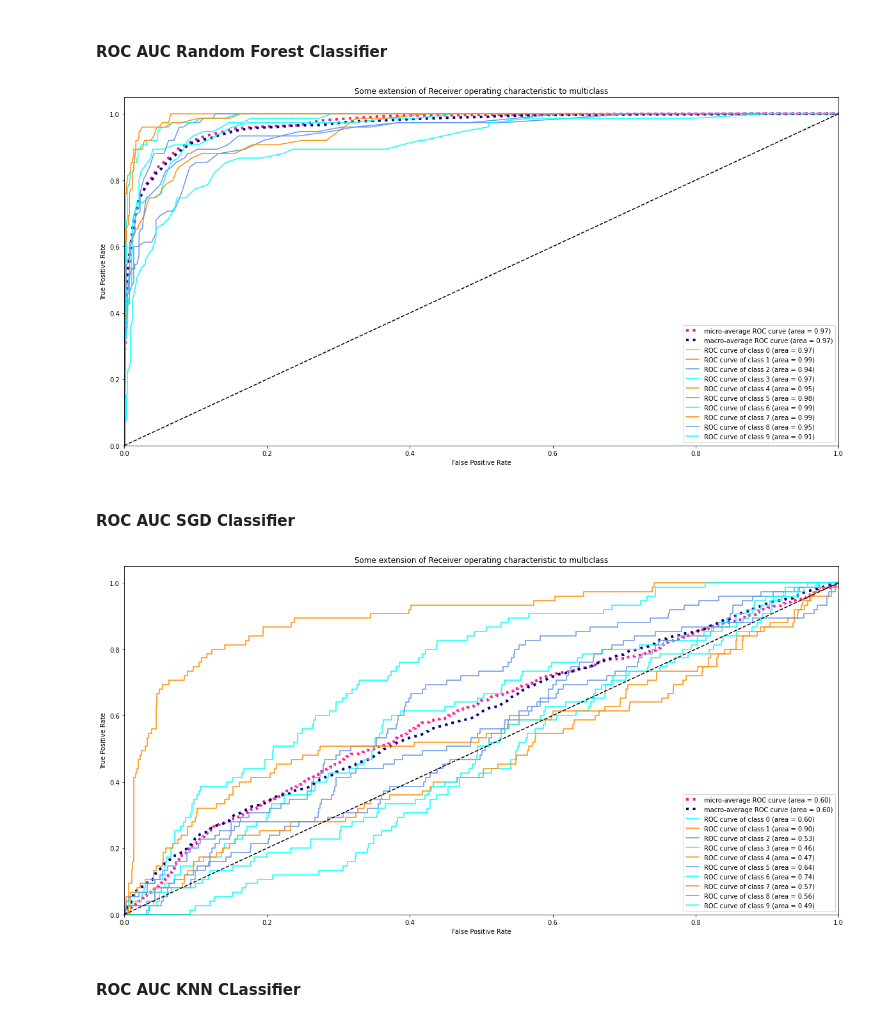
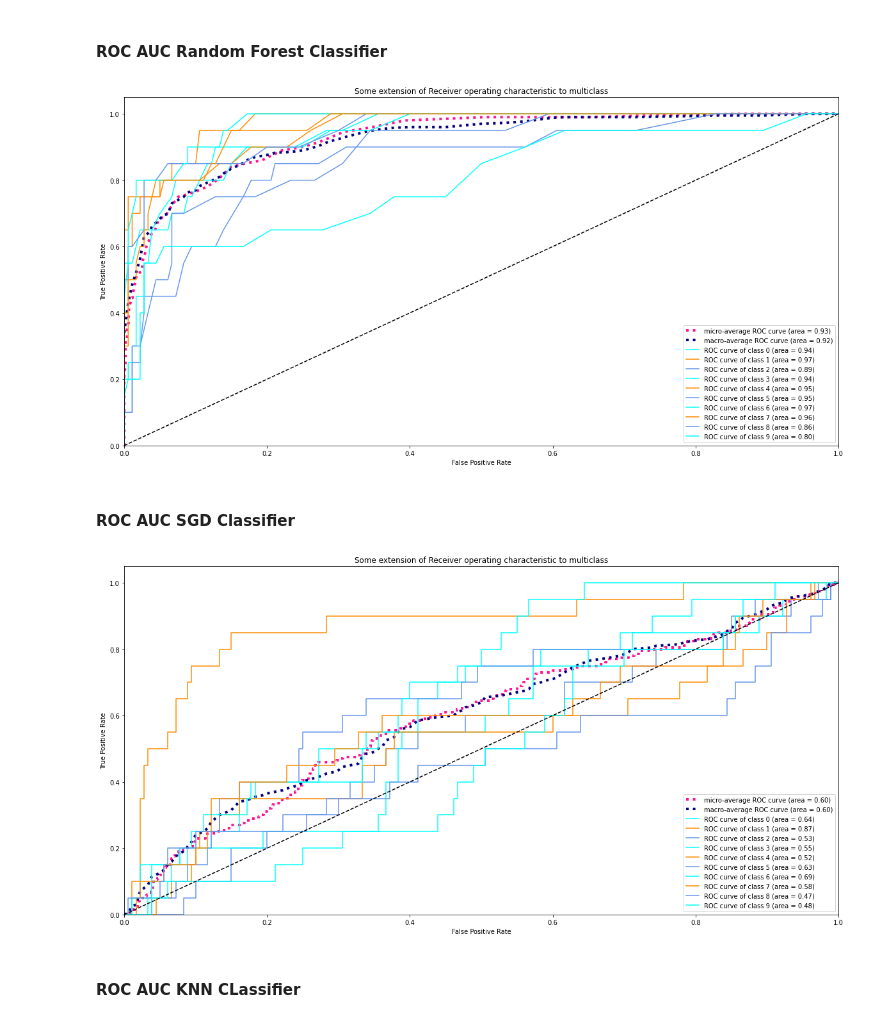
Before and after one commit to ppaszko/um_project, a Jupyter notebook: um_draft.ipynb, the cells around one changed output. Drawn from its saved outputs; the diff is of its cells as text; code cells hidden in the pictures.

Commit message:
changet train to test, fixed train test splits, fixed classification report

```diff
--- a/um_draft.ipynb
+++ b/um_draft.ipynb
@@ -75,6 +76,13 @@ Name: label, Length: 1000, dtype: object
 # %% [markdown]
 ### Split dataset
 # %%
-X_train, X_test, y_train, y_test = train_test_split(X, y, stratify = y, random_state = 56)
+X_train, X_test, y_train, y_test = train_test_split(X, y, stratify = y, test_size=0.2,random_state = 56)
 y_train_roc = label_binarize(y_train, classes=list(y.drop_duplicates().values))
+y_test_roc = label_binarize(y_test, classes=list(y.drop_duplicates().values))
 cv = StratifiedKFold(n_splits=10, shuffle = True, random_state = 76)
+
+from sklearn import preprocessing
+le = preprocessing.LabelEncoder()
+le.fit(y_test)
+le_name_mapping = dict(zip(le.classes_, le.transform(le.classes_)))
+print(le_name_mapping)
@@ -90,8 +100,8 @@ y_pred_prob_logreg = cross_val_predict(clf_logreg, X_train, y_train, cv = cv, me
 # %%
 clf_SGD = SGDClassifier()
 clf_SGD.fit(X_train, y_train)
-y_pred_class_SGD = cross_val_predict(clf_SGD, X_train, y_train, cv = cv)
-y_pred_prob_SGD = cross_val_predict(clf_SGD, X_train, y_train, cv = cv, method="decision_function")
+y_pred_class_SGD = cross_val_predict(clf_SGD, X_test, y_test, cv = cv)
+y_pred_prob_SGD = cross_val_predict(clf_SGD, X_test, y_test, cv = cv, method="decision_function")
 # %% [markdown]
 ### Random Forest Classifier
 # %%
@@ -409,19 +406,19 @@ roc_plot(fpr_logreg, tpr_logreg, roc_auc_logreg)
 # %% [markdown]
 #### ROC AUC Random Forest Classifier
 # %%
-fpr_rfc, tpr_rfc, threshold_rfc,roc_auc_rfc=fpr_tpr_roc_auc(y_train_roc,y_pred_prob_rfc)
+fpr_rfc, tpr_rfc, threshold_rfc,roc_auc_rfc=fpr_tpr_roc_auc(y_test_roc,y_pred_prob_rfc)
 
 roc_plot(fpr_rfc, tpr_rfc, roc_auc_rfc)
 # %% [output]
-[figure, old version]
+[figure, new version]
 # %% [markdown]
 #### ROC AUC SGD Classifier
 # %%
-fpr_sgd, tpr_sgd, threshold_sgd,roc_auc_sgd=fpr_tpr_roc_auc(y_train_roc,y_pred_prob_SGD)
+fpr_sgd, tpr_sgd, threshold_sgd,roc_auc_sgd=fpr_tpr_roc_auc(y_test_roc,y_pred_prob_SGD)
 
 roc_plot(fpr_sgd, tpr_sgd, roc_auc_sgd)
 # %% [output]
-[figure, old version]
+[figure, new version]
 # %% [markdown]
 #### ROC AUC KNN CLassifier
 # %%
```
Also changed, not shown: parts of 28 cells of this notebook.
